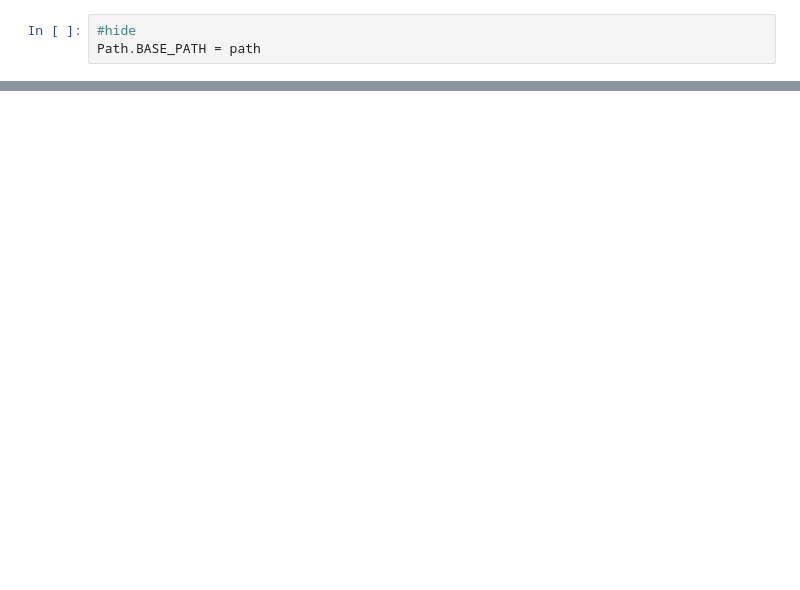
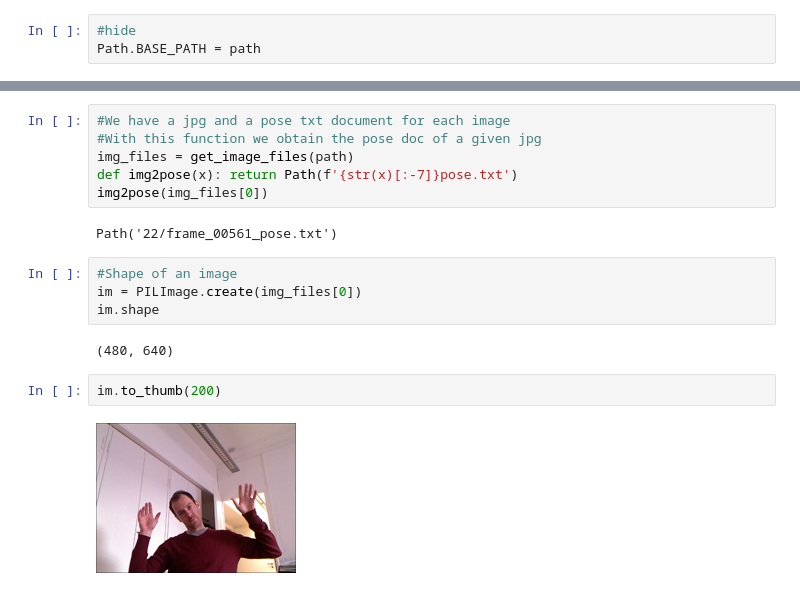
Before and after one commit to i-SanMartin/FastAI, a Jupyter notebook: 06_Multicat/Regression.ipynb, the cells around one changed output, grey strips where cells are left out. Drawn from its saved outputs; the diff is of its cells as text; blank space fills up the shorter version.

```diff
--- a/06_Multicat/Regression.ipynb
+++ b/06_Multicat/Regression.ipynb
@@ -19,0 +30,18 @@ path.ls().sorted()
+# %%
+#We have a jpg and a pose txt document for each image
+#With this function we obtain the pose doc of a given jpg
+img_files = get_image_files(path)
+def img2pose(x): return Path(f'{str(x)[:-7]}pose.txt')
+img2pose(img_files[0])
+# %% [output]
+Path('22/frame_00561_pose.txt')
+# %%
+#Shape of an image
+im = PILImage.create(img_files[0])
+im.shape
+# %% [output]
+(480, 640)
+# %%
+im.to_thumb(200)
+# %% [output]
+[figure, added]
```
Also changed, not shown: parts of 5 cells of this notebook.
